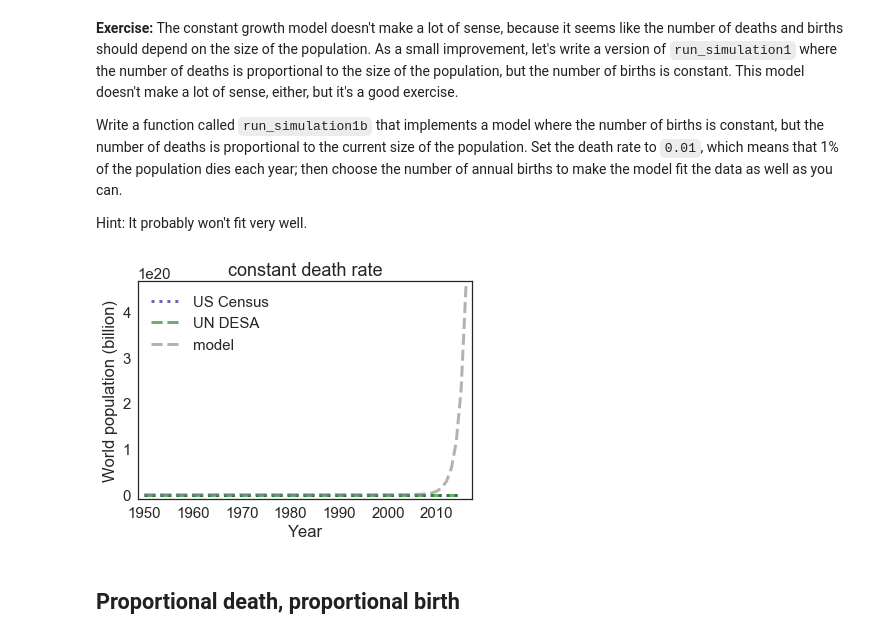
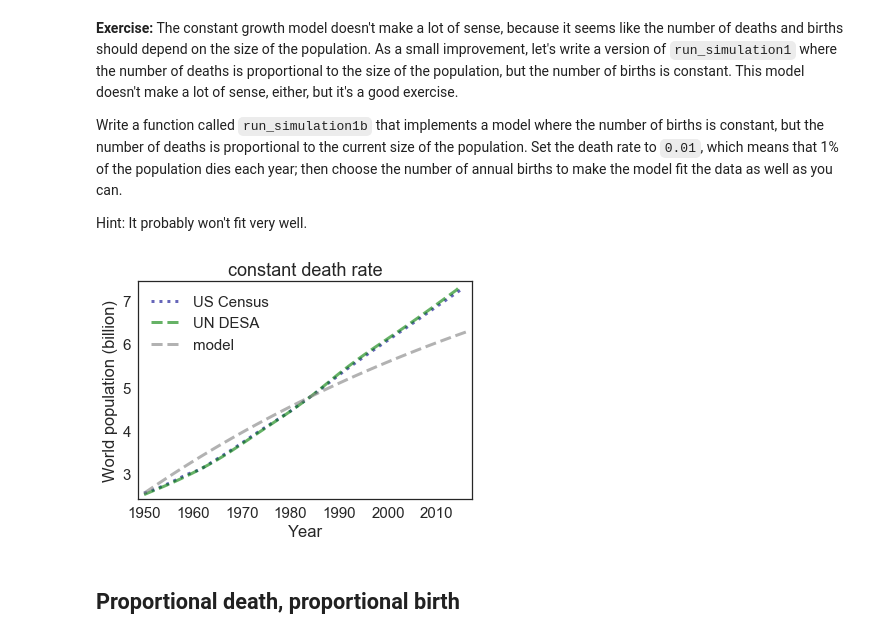
Before and after one commit to hadleigh-000/ModSimPy, a Jupyter notebook: code/chap03mine.ipynb, the cells around one changed output. Drawn from its saved outputs; the diff is of its cells as text; code cells hidden in the pictures.

```diff
--- a/code/chap03mine.ipynb
+++ b/code/chap03mine.ipynb
@@ -432,24 +432,24 @@ Hint: It probably won't fit very well.
 # %%
 system = System(t0=t0,
                 t_end=t_end,
                 p0=census[t0],
                 annual_growth=annual_growth,
                death_rate=.01)
 
 
 def run_simulation1b(system):
     results = TimeSeries()
     results[system.t0] = system.p0
     for t in linrange(1950, 2015):
-        births = results[t] + 6
+        births = system.p0 * .04
         deaths = system.death_rate * results[t]
         results[t +1] = results[t] + births - deaths
     system.results = results
 
 run_simulation1b(system)
 plot_results(system, title= 'constant death rate')
 # %% [output]
-[figure, old version]
+[figure, new version]
 # %%
 # Solution goes here
 # %% [markdown]
```
Also changed, not shown: parts of 6 cells of this notebook.
